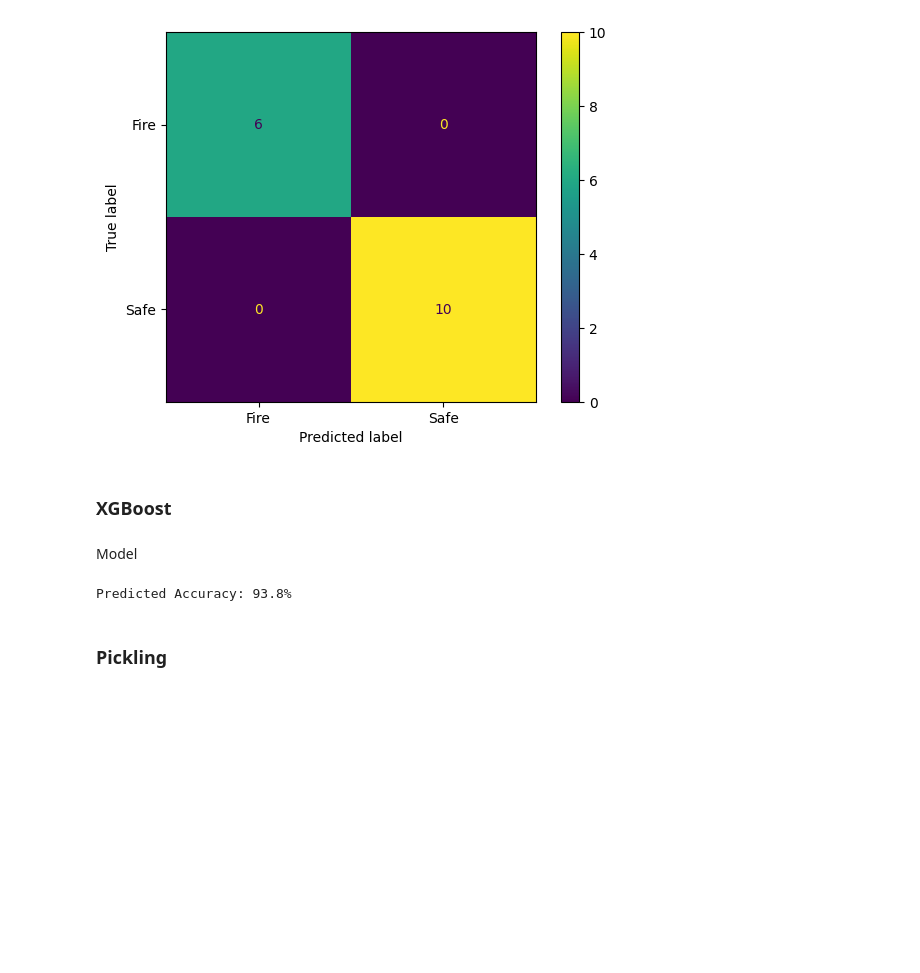
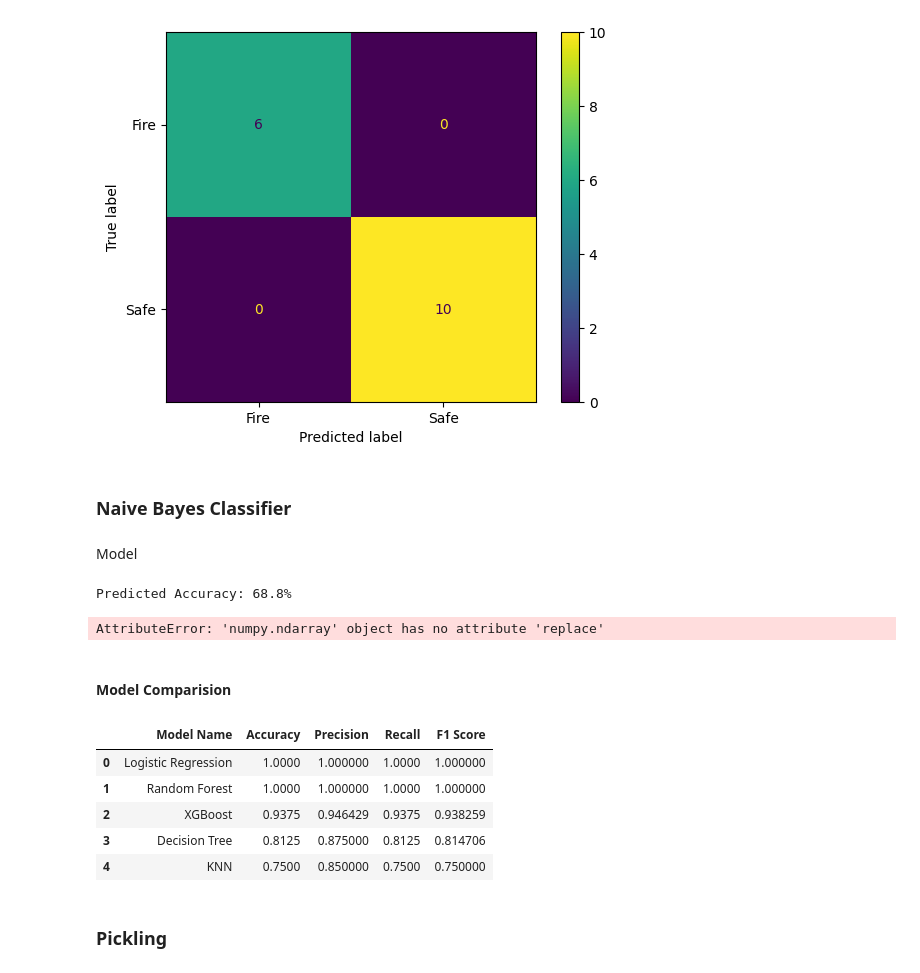
Before and after one commit to RampageousRJ/Forest-Fire-Prediction, a Jupyter notebook: model.ipynb, the cells around one changed output. Drawn from its saved outputs; the diff is of its cells as text; code cells hidden in the pictures; blank space fills up the shorter version.

```diff
--- a/model.ipynb
+++ b/model.ipynb
@@ -87,7 +89,7 @@ plt.show()
 # %%
 import pandas as pd
 from sklearn.neighbors import KNeighborsClassifier
-from sklearn.metrics import accuracy_score
+from sklearn.metrics import accuracy_score,precision_score,recall_score,f1_score
 
 best_model = (None,0)
 model = KNeighborsClassifier(n_neighbors=2)
@@ -96,6 +98,8 @@ Y_predict = model.predict(X_test)
 print(f"Predicted Accuracy: {accuracy_score(Y_test, Y_predict).round(3)*100}%")
 if accuracy_score(Y_test, Y_predict) > best_model[1]:
     best_model = (model,accuracy_score(Y_test, Y_predict))
+
+em.loc[len(em)] = ['KNN',accuracy_score(Y_test, Y_predict),precision_score(Y_test,Y_predict,average='weighted'),recall_score(Y_test,Y_predict,average='weighted'),f1_score(Y_test,Y_predict,average='weighted')]
 # %% [output]
 Predicted Accuracy: 75.0%
 # %% [markdown]
@@ -130,4 +167,5 @@ Y_predict = model.predict(X_test)
 print(f"Predicted Accuracy: {accuracy_score(Y_test, Y_predict).round(3)*100}%")
 if accuracy_score(Y_test, Y_predict) > best_model[1]:
     best_model = (model,accuracy_score(Y_test, Y_predict))
+em.loc[len(em)] = ['Decision Tree',accuracy_score(Y_test, Y_predict),precision_score(Y_test,Y_predict,average='weighted'),recall_score(Y_test,Y_predict,average='weighted'),f1_score(Y_test,Y_predict,average='weighted')]
 # %% [output]
@@ -172,6 +210,7 @@ Y_predict = model.predict(X_test)
 print(f"Predicted Accuracy: {accuracy_score(Y_test, Y_predict).round(3)*100}%")
 if accuracy_score(Y_test, Y_predict) > best_model[1]:
     best_model = (model,accuracy_score(Y_test, Y_predict))
+em.loc[len(em)] = ['Random Forest',accuracy_score(Y_test, Y_predict),precision_score(Y_test,Y_predict,average='weighted'),recall_score(Y_test,Y_predict,average='weighted'),f1_score(Y_test,Y_predict,average='weighted')]
 # %% [output]
 Predicted Accuracy: 100.0%
 # %% [markdown]
@@ -192,22 +231,38 @@ cm_display.plot()
 plt.show()
 # %% [output]
 [figure]
-# %% [markdown]
-### XGBoost
+# %% [markdown]
+### Naive Bayes Classifier
 # %% [markdown]
 Model
 # %%
-from xgboost import XGBClassifier
+from sklearn.naive_bayes import MultinomialNB
+from sklearn.metrics import accuracy_score, precision_score, recall_score, f1_score
+
 y_train = Y_train.replace(['Safe','Fire'],[0,1])
 y_test = Y_test.replace(['Safe','Fire'],[0,1])
-model = XGBClassifier()
+model = MultinomialNB()
 model.fit(X_train,y_train)
 Y_predict = model.predict(X_test)
 print(f"Predicted Accuracy: {accuracy_score(y_test, Y_predict).round(3)*100}%")
 if accuracy_score(y_test, Y_predict) > best_model[1]:
     best_model = (model,accuracy_score(Y_test, Y_predict))
+Y_predict = pd.DataFrame(Y_predict).replace
+# em.loc[len(em)] = ['XGBoost',accuracy_score(Y_test, Y_predict),precision_score(Y_test,Y_predict,average='weighted'),recall_score(Y_test,Y_predict,average='weighted'),f1_score(Y_test,Y_predict,average='weighted')]
 # %% [output]
-Predicted Accuracy: 93.8%
+Predicted Accuracy: 68.8%
+AttributeError: 'numpy.ndarray' object has no attribute 'replace'
+# %% [markdown]
+#### Model Comparision
+# %%
+em.sort_values(by='Accuracy',ascending=False).reset_index(drop=True)
+# %% [output]
+|  | Model Name | Accuracy | Precision | Recall | F1 Score |
+| 0 | Logistic Regression | 1.0000 | 1.000000 | 1.0000 | 1.000000 |
+| 1 | Random Forest | 1.0000 | 1.000000 | 1.0000 | 1.000000 |
+| 2 | XGBoost | 0.9375 | 0.946429 | 0.9375 | 0.938259 |
+| 3 | Decision Tree | 0.8125 | 0.875000 | 0.8125 | 0.814706 |
+| 4 | KNN | 0.7500 | 0.850000 | 0.7500 | 0.750000 |
 # %% [markdown]
 ### Pickling
 # %%
```
Also changed, not shown: parts of 12 cells of this notebook, 1 other file.
